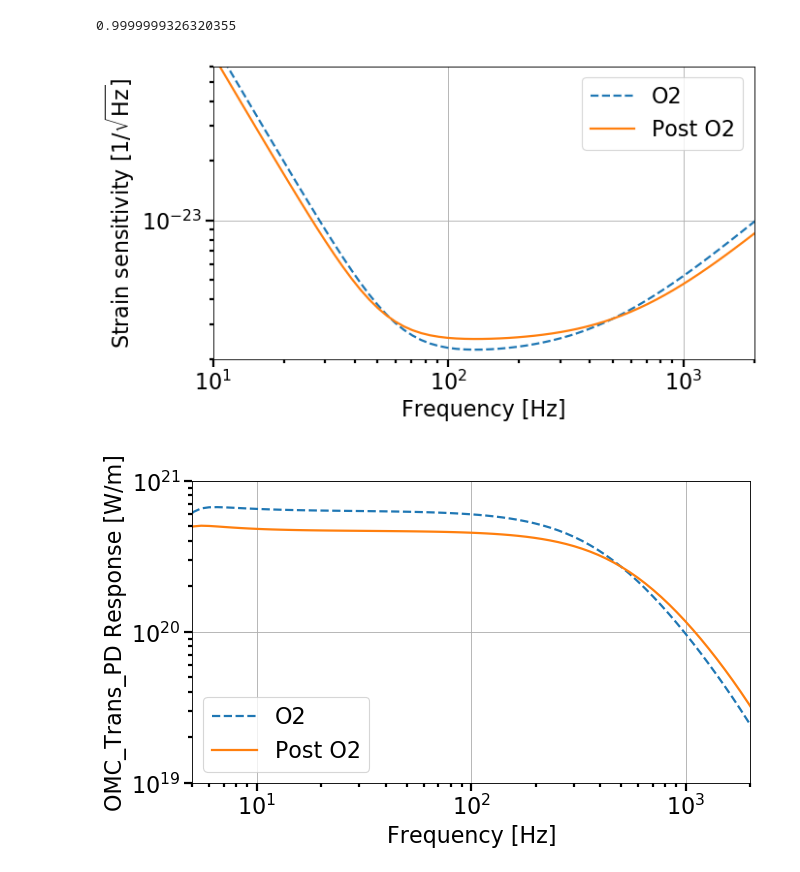
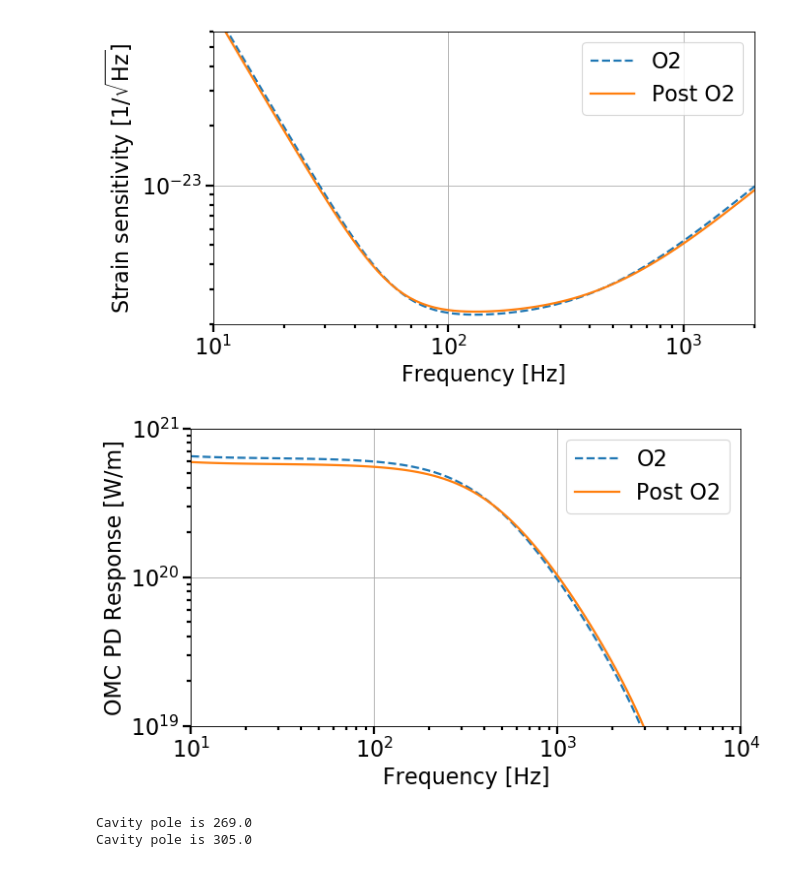
Before and after one commit to TVoPhysics/TVo_Thesis, a Jupyter notebook: Calculations/Finesse/SR3_Estimate/VarySR3_ROC.ipynb, the cells around one changed output. Saved outputs shown, nothing was run; the diff lists cells and outputs as text; code cells hidden in the pictures.

```diff
--- a/Calculations/Finesse/SR3_Estimate/VarySR3_ROC.ipynb
+++ b/Calculations/Finesse/SR3_Estimate/VarySR3_ROC.ipynb
@@ -22,7 +32,21 @@ maxtem = 2
 #load the original kat file (ie Perfect Modematching) as a reference
 basekat = pykat.finesse.kat()
 basekat.load(katfile)
-basekat.parse(darm_commands)
+
+basekat.parse('''
+tf sus 1 0 p $mech_fres $mech_Q
+const mech_fres 1  # Approx. resonance frequency
+const mech_Q    1M # Guess for suspension Q factor
+# Differentially modulate the strain in the arms
+fsig darm  LXarm 1 0 1
+fsig darm2 LYarm 1 180 1
+qnoisedS NSR_with_RP 1 $fs nOMC_AROC_trans
+xaxis darm f log 10 5k 100
+yaxis lin re:im
+retrace off
+
+''')
+
 basekat.parse('''pd1 signal $fs nOMC_AROC_trans''')
 basekat.parse(cav_commands_FC_first)
 basekat.parse("maxtem "+str(maxtem))
@@ -36,6 +60,6 @@ out_orig = kat.run()
 ### at 7.9 watts input the change is about -23.7 mm
 #kat.SR3.Rc.value = kat.SR3.Rc.value - 0.0237
 #kat.ls3.L.value = kat.ls3.L.value + 0.01
-kat.SRMHR.T.value = 0.25
+kat.SRMHR.T.value = 0.30
 out_new_ROC = kat.run()
 # %%
@@ -54,7 +78,3 @@ out_new_ROC = kat.run()
-# %%
-pykat.BeamParam.overlap(srcx,OMCx)
-# %% [output]
-0.9999999326320355
 # %%
 pl.figure(figsize=(9, 5), dpi=80)
 pl.subplot(111)
@@ -79,29 +99,28 @@ pl.legend(fontsize=20)
 
 pl.show()
 # %% [output]
-[figure, old version]
+[figure, new version]
 # %%
 pl.figure(figsize=(9, 5), dpi=80)
 pl.subplot(111)
 
-pl.loglog(out_new_ROC.x, (2*np.pi/1064E-9)*out_orig['signal'],'--',linewidth=2, label='O2')
-pl.loglog(out_new_ROC.x, (2*np.pi/1064E-9)*out_new_ROC['signal'],linewidth=2, label='Post O2')
+pl.loglog(out_new_ROC.x, ((2*np.pi/1064E-9)*out_orig['signal']),'--',linewidth=2, label='O2')
+pl.loglog(out_new_ROC.x,  ((2*np.pi/1064E-9)*out_new_ROC['signal']),linewidth=2, label='Post O2')
 
-#pl.xlim(out_new_ROC.x.min(),out_new_ROC.x.max())
-pl.xlim(5,2000)
+pl.xlim(10,10000)
 pl.ylim(1e19,1e21)
 
 pl.xlabel("Frequency [Hz]",fontsize=20)
-pl.ylabel("OMC_Trans_PD Response [W/m]",fontsize=20)
+pl.ylabel("OMC PD Response [W/m]",fontsize=20)
 
 ###Main plot formatting
 pl.tick_params(labelsize=20)
 pl.tick_params(which='both', width=2)
 pl.tick_params(which='major', length=7)
 pl.tick_params(which='minor', length=4)
 pl.grid(True, zorder=-1)
 pl.legend(fontsize=20)
 
 pl.show()
 # %% [output]
-[figure, old version]
+[figure, new version]
@@ -109,0 +127,18 @@ pl.show()
+# %%
+def find_cav_pole(freq,data):
+    ### Find Cavity pole
+    dc_level = data[0]
+
+    sn_pole = dc_level*0.7071
+
+    pole_index = np.where( data < sn_pole )
+    pole_index = pole_index[0].min()
+
+
+    print("Cavity pole is " +str(round( freq[pole_index])))
+
+find_cav_pole(out_new_ROC.x,out_orig['signal'])
+find_cav_pole(out_new_ROC.x,out_new_ROC['signal'])
+# %% [output]
+Cavity pole is 269.0
+Cavity pole is 305.0
```
Also changed, not shown: parts of 3 cells of this notebook, 29 other files.
